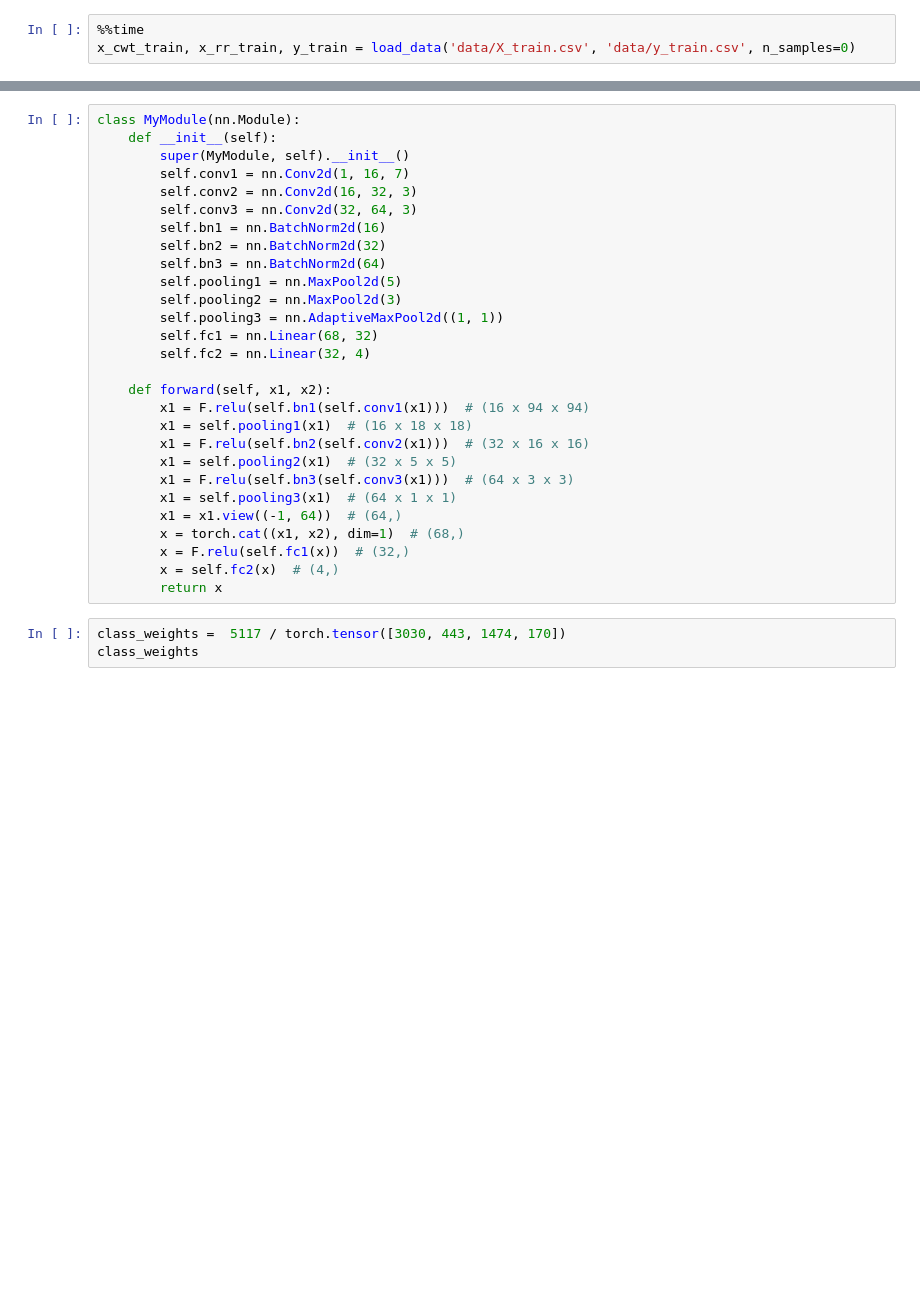
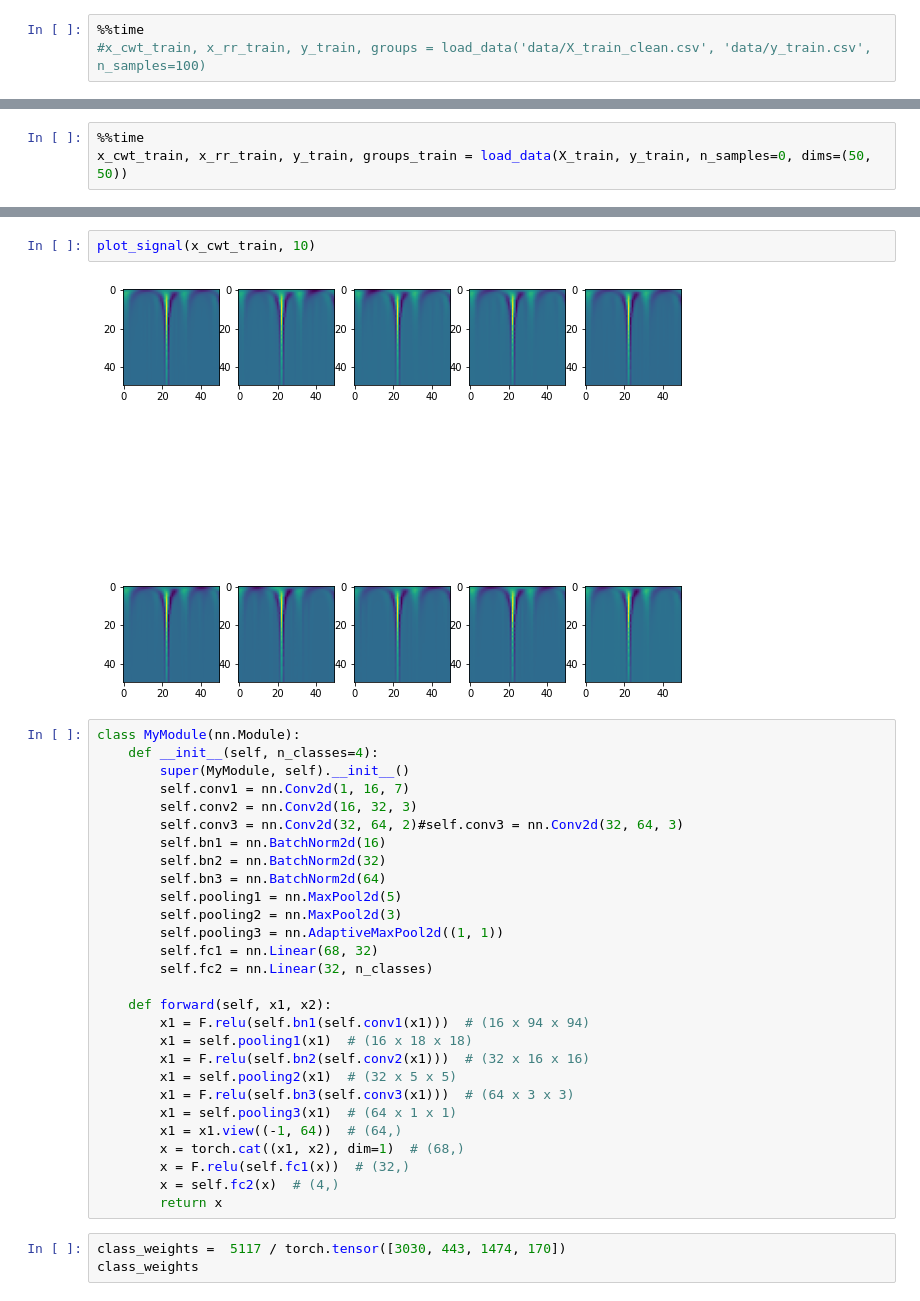
Before and after one commit to jaymoneyjay/aml-project, a Jupyter notebook: task2/ctw_cnn_jodok.ipynb, the cells around one changed output, grey strips where cells are left out. Saved outputs shown, nothing was run; the diff lists cells and outputs as text; blank space fills up the shorter version.

```diff
--- a/task2/ctw_cnn_jodok.ipynb
+++ b/task2/ctw_cnn_jodok.ipynb
@@ -133,5 +132,5 @@ def load_data(source_x, source_y, sampling_rate=300, wavelet='mexh', thresh=0.2,
     return x_cwt_train, x_rr_train, np.array(groups).astype(np.int64)
 # %%
 %%time
-x_cwt_train, x_rr_train, y_train = load_data('data/X_train.csv', 'data/y_train.csv', n_samples=0)
+#x_cwt_train, x_rr_train, y_train, groups = load_data('data/X_train_clean.csv', 'data/y_train.csv', n_samples=100)
 # %% [output]
@@ -148,0 +157,3 @@ for i, ax in enumerate(axes):
+# %%
+%%time
+x_cwt_train, x_rr_train, y_train, groups_train = load_data(X_train, y_train, n_samples=0, dims=(50, 50))
@@ -149,10 +220,14 @@ for i, ax in enumerate(axes):
+# %%
+plot_signal(x_cwt_train, 10)
+# %% [output]
+[figure, added]
 # %%
 class MyModule(nn.Module):
-    def __init__(self):
+    def __init__(self, n_classes=4):
         super(MyModule, self).__init__()
         self.conv1 = nn.Conv2d(1, 16, 7)
         self.conv2 = nn.Conv2d(16, 32, 3)
-        self.conv3 = nn.Conv2d(32, 64, 3)
+        self.conv3 = nn.Conv2d(32, 64, 2)#self.conv3 = nn.Conv2d(32, 64, 3)
         self.bn1 = nn.BatchNorm2d(16)
         self.bn2 = nn.BatchNorm2d(32)
         self.bn3 = nn.BatchNorm2d(64)
@@ -160,7 +235,7 @@ class MyModule(nn.Module):
         self.pooling2 = nn.MaxPool2d(3)
         self.pooling3 = nn.AdaptiveMaxPool2d((1, 1))
         self.fc1 = nn.Linear(68, 32)
-        self.fc2 = nn.Linear(32, 4)
+        self.fc2 = nn.Linear(32, n_classes)
 
     def forward(self, x1, x2):
         x1 = F.relu(self.bn1(self.conv1(x1)))  # (16 x 94 x 94)
```
Also changed, not shown: parts of 50 cells of this notebook, 1 other file.
